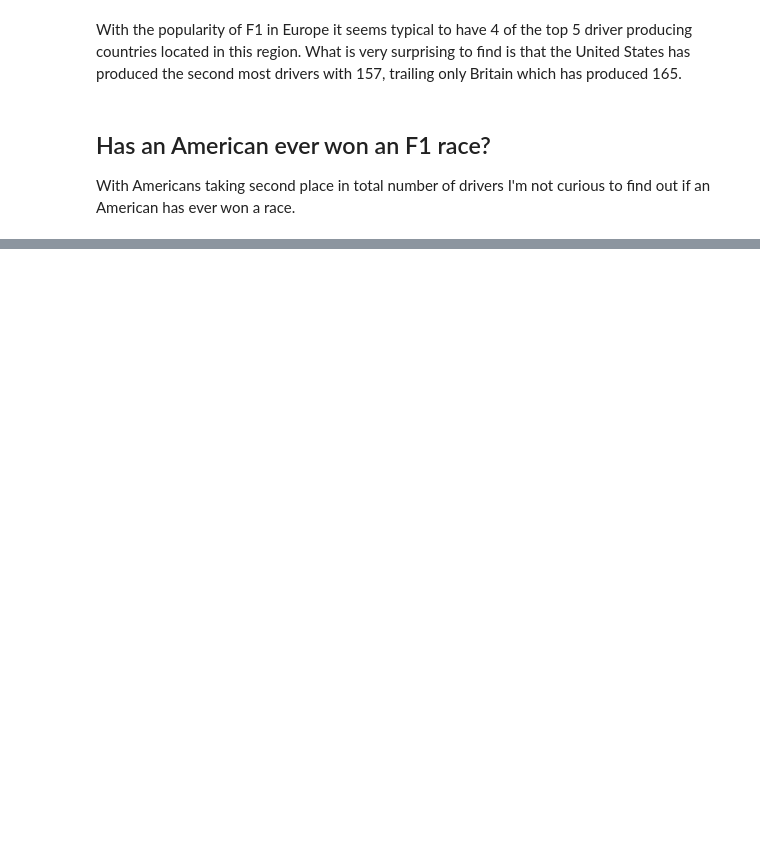
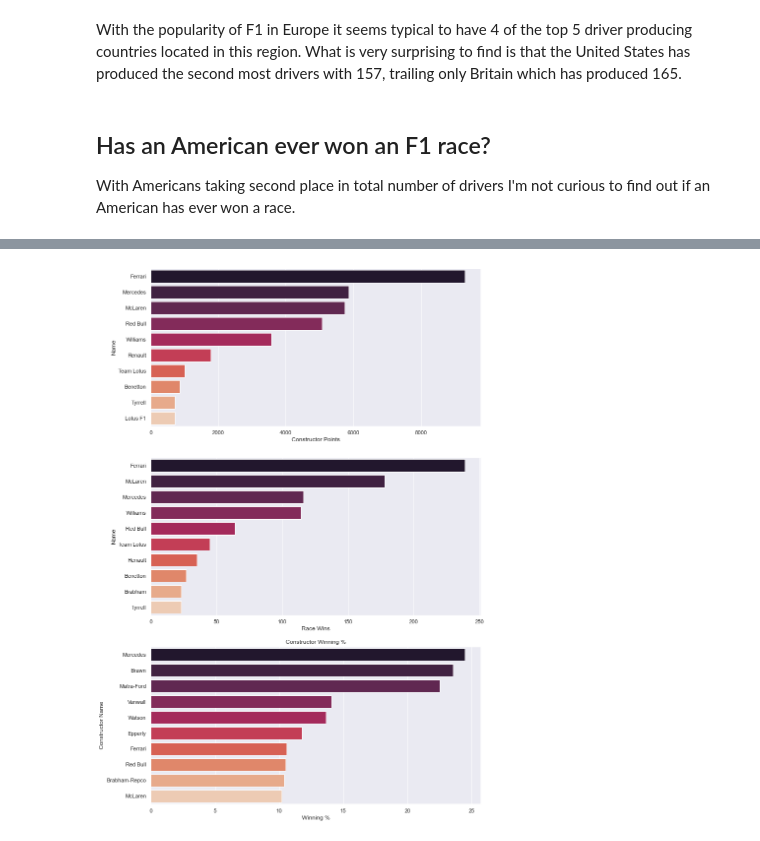
Before and after one commit to jabsneve/F1_mini_project, a Jupyter notebook: Formula 1/Formula_1.ipynb, the cells around one changed output, grey strips where cells are left out. Saved outputs shown, nothing was run; the diff lists cells and outputs as text; code cells hidden in the pictures; blank space fills up the shorter version.

```diff
--- a/Formula 1/Formula_1.ipynb
+++ b/Formula 1/Formula_1.ipynb
@@ -178,0 +211,8 @@ Who are the most successful drivers?
+# %%
+total_con_pts = total_con_pts.merge(constructors, left_on='Constructor ID', right_on='constructorId')
+total_con_pts.drop(columns=['constructorId','constructorRef','nationality','url'], inplace=True)
+total_con_pts.columns = ['Constructor ID', 'Constructor Points','Constructor Name']
+# %%
+# merge all constructor data
+
+con_alldata = total_con_pts.merge(con_wins.merge(con_appearances, how='inner', on='Constructor ID'), how='inner', on='Constructor ID')
@@ -178,0 +228,31 @@ Who are the most successful drivers?
+# %%
+# add a points per win column
+
+con_alldata['Points per Win'] = round(con_alldata['Constructor Points']/con_alldata['Race Wins'],1)
+# %%
+# add a winning percentage column
+
+con_alldata['Winning %'] = round(con_alldata['Race Wins']/con_alldata['Race Appearances']*100,2)
+# %%
+fig, axs = plt.subplots(nrows=3, figsize=(12,20))
+
+sns.barplot(data=con_alldata.head(10), y='Name', x='Constructor Points', palette="rocket", ax=axs[0])
+plt.title('Most Constructor Points (all time)')
+plt.xlabel('Points')
+plt.ylabel('Constructor Name')
+
+df1 = con_alldata.groupby(['Constructor ID','Name']).sum()['Race Wins'].sort_values(ascending=False).to_frame('Race Wins').reset_index()
+sns.barplot(data=df1.head(10), y='Name', x='Race Wins', palette="rocket", ax=axs[1])
+plt.title('Most Constructor Race Wins')
+plt.xlabel('Race Wins')
+plt.ylabel('Constructor Name')
+
+df2 = con_alldata.groupby(['Constructor ID','Name']).sum()['Winning %'].sort_values(ascending=False).reset_index()
+sns.barplot(data=df2.head(10), y='Name', x='Winning %', palette="rocket", ax=axs[2])
+plt.title('Constructor Winning %')
+plt.xlabel('Winning %')
+plt.ylabel('Constructor Name')
+
+plt.show()
+# %% [output]
+[figure, added]
```
Also changed, not shown: parts of 44 cells of this notebook.
